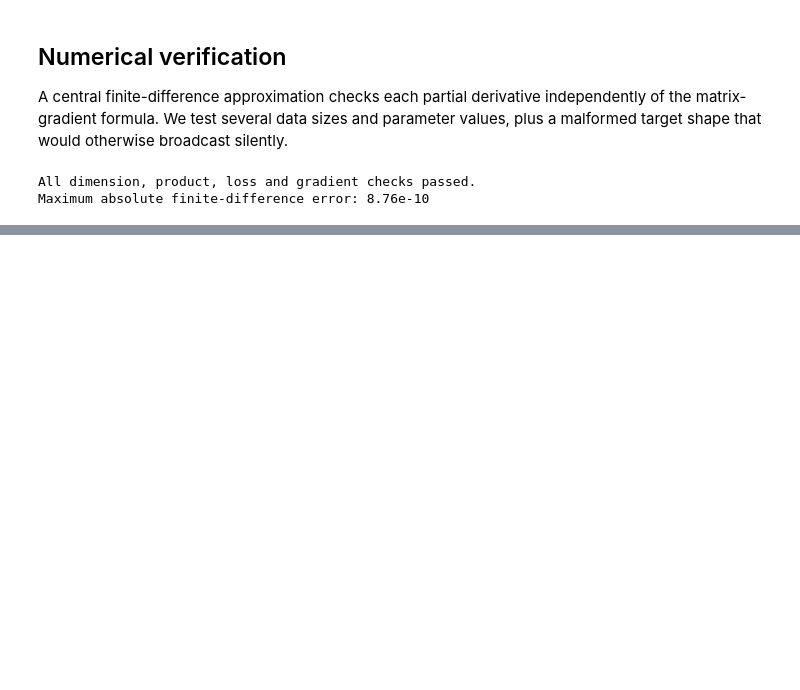
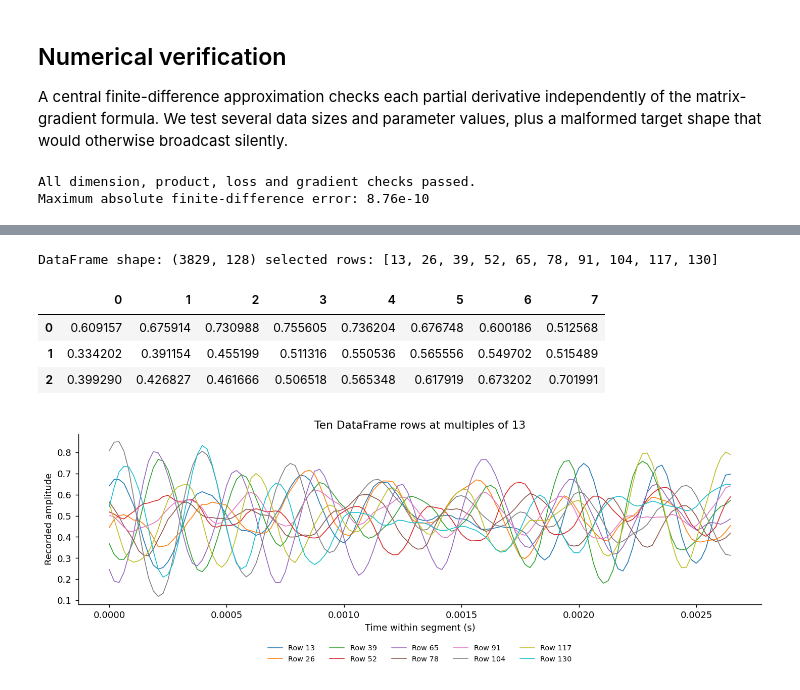
Before and after one commit to raha-sajed/AI-course, a Jupyter notebook: HomeWork1/HomeWork1.ipynb, the cells around one changed output, grey strips where cells are left out. Cells and saved outputs as stored; diff of their text form; code cells hidden in the pictures; blank space fills up the shorter version.

```diff
--- a/HomeWork1/HomeWork1.ipynb
+++ b/HomeWork1/HomeWork1.ipynb
@@ -218,0 +263,7 @@ Linear algebra is completed above. The Iris exercise remains to be completed.
+# %%
+windows, starts = segment_signal(signal, length=128, overlap=64)
+assert windows.shape == (3829, 128)
+assert np.array_equal(windows[0], signal[:128])
+assert np.array_equal(windows[1], signal[64:192])
+print("Window array shape:", windows.shape)
+print("Unused tail samples:", len(signal) - (starts[-1] + 128))
@@ -218,0 +277,20 @@ Linear algebra is completed above. The Iris exercise remains to be completed.
+# %%
+segments = pd.DataFrame(windows)
+display(segments.iloc[:3, :8])
+selected_rows = np.arange(13, 131, 13)
+fig, ax = plt.subplots(figsize=(11, 3.8), layout="constrained")
+colors = plt.get_cmap("tab10")
+for color_index, row_index in enumerate(selected_rows):
+    ax.plot(np.arange(128)/fs, segments.iloc[row_index].to_numpy(),
+            color=colors(color_index), label=f"Row {row_index}", linewidth=.9)
+ax.set(title="Ten DataFrame rows at multiples of 13", xlabel="Time within segment (s)", ylabel="Recorded amplitude")
+ax.legend(ncol=5, fontsize=8, frameon=False, loc="upper center", bbox_to_anchor=(.5, -.2))
+show_figure(fig)
+print("DataFrame shape:", segments.shape, "selected rows:", selected_rows.tolist())
+# %% [output]
+DataFrame shape: (3829, 128) selected rows: [13, 26, 39, 52, 65, 78, 91, 104, 117, 130]
+|  | 0 | 1 | 2 | 3 | 4 | 5 | 6 | 7 |
+| 0 | 0.609157 | 0.675914 | 0.730988 | 0.755605 | 0.736204 | 0.676748 | 0.600186 | 0.512568 |
+| 1 | 0.334202 | 0.391154 | 0.455199 | 0.511316 | 0.550536 | 0.565556 | 0.549702 | 0.515489 |
+| 2 | 0.399290 | 0.426827 | 0.461666 | 0.506518 | 0.565348 | 0.617919 | 0.673202 | 0.701991 |
+[figure, added]
```
Also changed, not shown: parts of 18 cells of this notebook, 7 other files.
